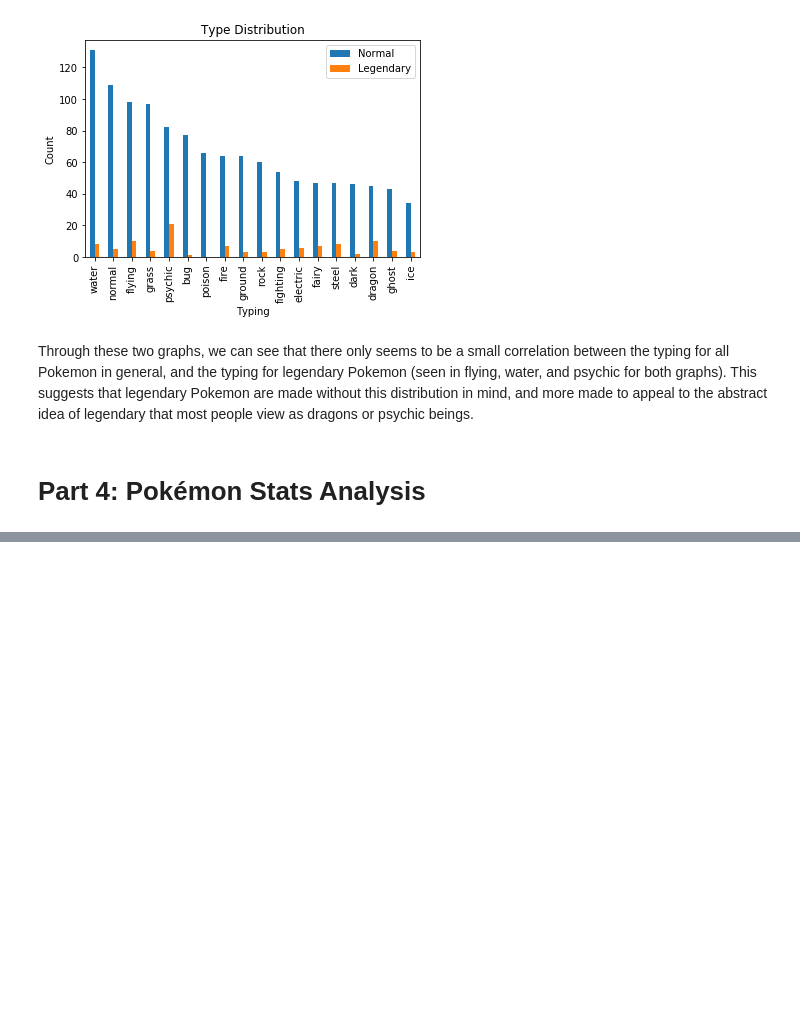
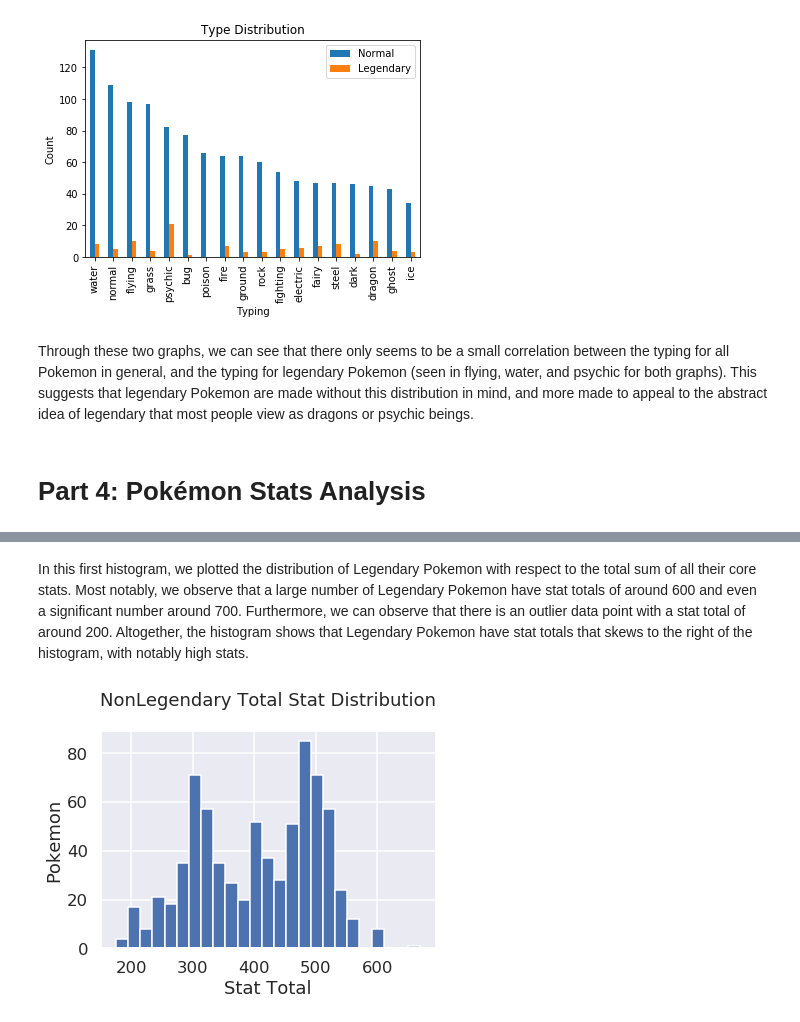
Before and after one commit to WhipeeDip/COGS108-Project, a Jupyter notebook: FinalProject.ipynb, the cells around one changed output, grey strips where cells are left out. Cells and saved outputs as stored; diff of their text form; code cells hidden in the pictures; blank space fills up the shorter version.

```diff
--- a/FinalProject.ipynb
+++ b/FinalProject.ipynb
@@ -659,0 +781,3 @@ Through these two graphs, we can see that there only seems to be a small correla
+# %%
+df_nontotal = df_total[df_AD["Legendary"] == False]
+df_nontotal
@@ -659,0 +806,10 @@ Through these two graphs, we can see that there only seems to be a small correla
+# %% [markdown]
+In this first histogram, we plotted the distribution of Legendary Pokemon with respect to the total sum of all their core stats. Most notably, we observe that a large number of Legendary Pokemon have stat totals of around 600 and even a significant number around 700. Furthermore, we can observe that there is an outlier data point with a stat total of around 200. Altogether, the histogram shows that Legendary Pokemon have stat totals that skews to the right of the histogram, with notably high stats.
+# %%
+df_nontotal["Stat Total"].hist(bins = 25)
+plt.xlabel("Stat Total")
+plt.ylabel("Pokemon")
+plt.title("NonLegendary Total Stat Distribution", pad=(25))
+plt.show()
+# %% [output]
+[figure, added]
```
Also changed, not shown: parts of 26 cells of this notebook.
